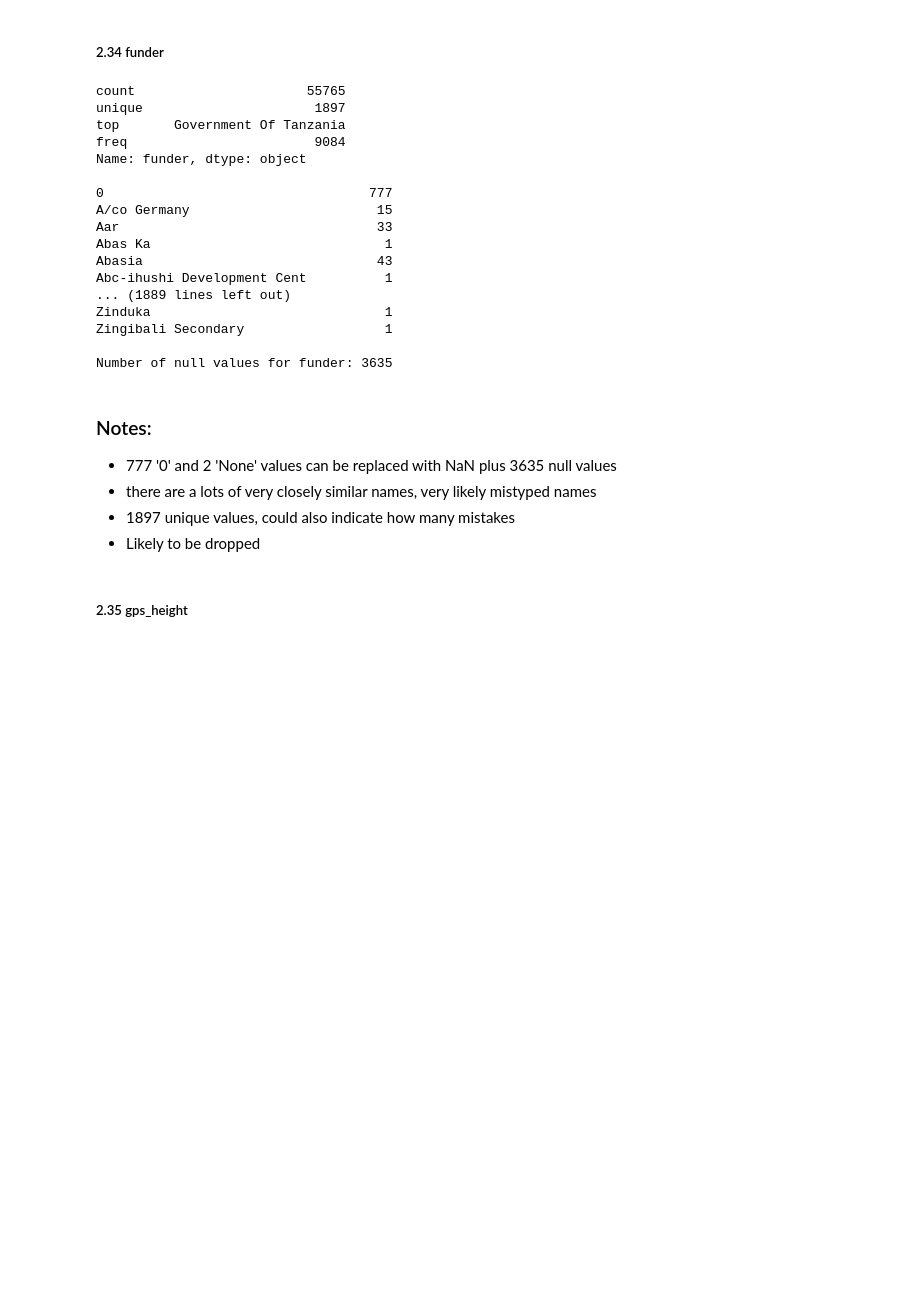
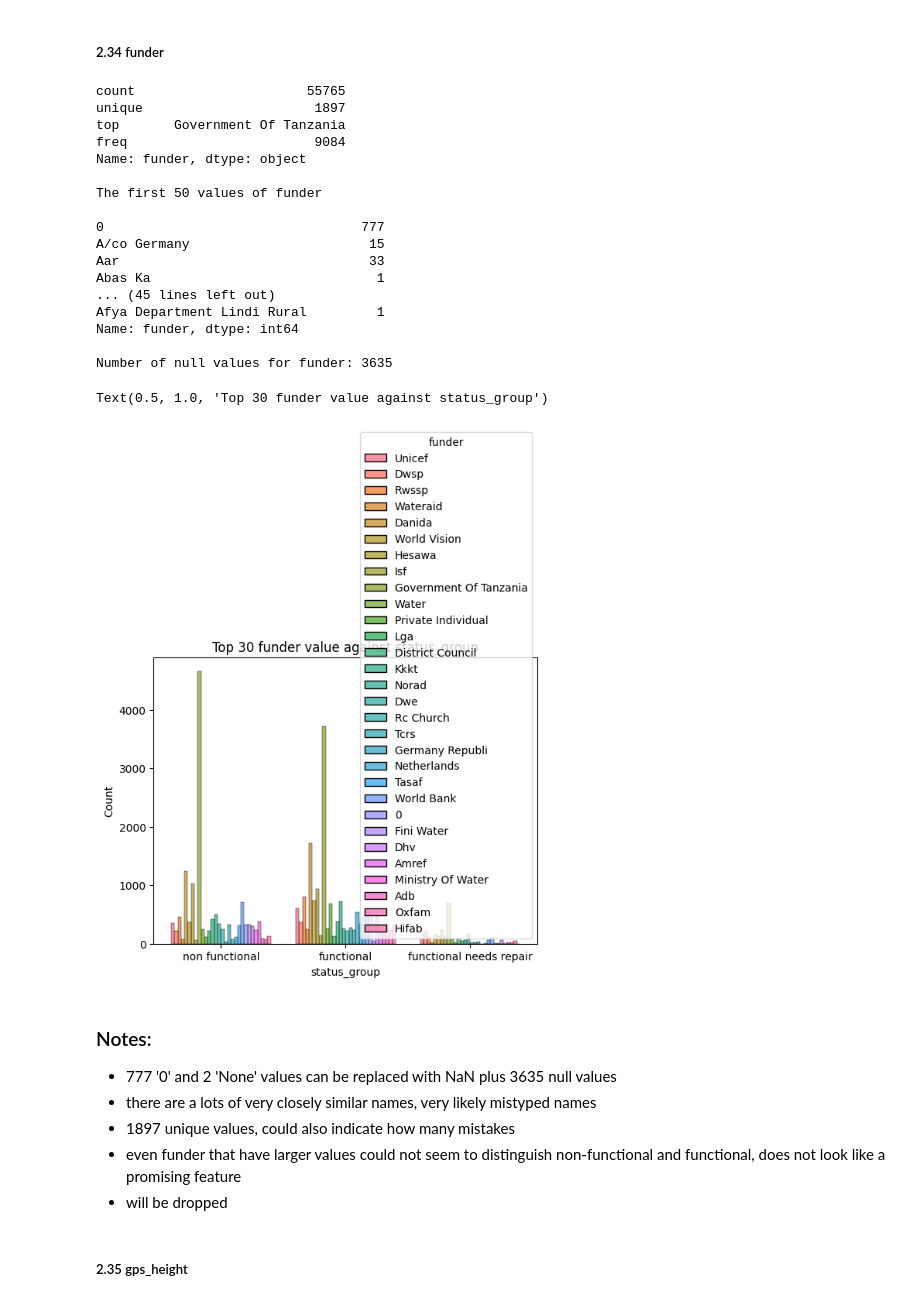
Before and after one commit to ShelbyChai/Pump-it-Up-Data-Mining-the-Water-Table, a Jupyter notebook: Pump it Up.ipynb, the cells around one changed output. Cells and saved outputs as stored; diff of their text form; code cells hidden in the pictures; blank space fills up the shorter version.

```diff
--- a/Pump it Up.ipynb
+++ b/Pump it Up.ipynb
@@ -205,32 +205,41 @@ Name: date_recorded, dtype: int64
 ##### 2.34 funder
 # %%
 print(training_df['funder'].describe(), "\n")
-print(training_df['funder'].value_counts().sort_index().to_string(), "\n")
+print("The first 50 values of funder \n")
+print(training_df['funder'].value_counts().sort_index().head(50), "\n")
 print("Number of null values for funder:", training_df['funder'].isnull().sum())
+
+top30 = training_df['funder'].value_counts()[:30].index.tolist()
+top30_funder = training_df.loc[training_df['funder'].isin(top30)]
+sns.histplot(data=top30_funder, x='status_group', hue='funder', multiple='dodge', shrink=0.8)
+plt.title("Top 30 funder value against status_group")
 # %% [output]
 count                      55765
 unique                      1897
 top       Government Of Tanzania
 freq                        9084
 Name: funder, dtype: object
 
-0                                  777
-A/co Germany                        15
-Aar                                 33
-Abas Ka                              1
-Abasia                              43
-Abc-ihushi Development Cent          1
-... (1889 lines left out)
-Zinduka                              1
-Zingibali Secondary                  1
+The first 50 values of funder
+
+0                                 777
+A/co Germany                       15
+Aar                                33
+Abas Ka                             1
+... (45 lines left out)
+Afya Department Lindi Rural         1
+Name: funder, dtype: int64
 
 Number of null values for funder: 3635
+Text(0.5, 1.0, 'Top 30 funder value against status_group')
+[figure, added]
 # %% [markdown]
 ### Notes:
 - 777 '0' and 2 'None' values can be replaced with NaN plus 3635 null values
 - there are a lots of very closely similar names, very likely mistyped names
 - 1897 unique values, could also indicate how many mistakes
-- Likely to be dropped
+- even funder that have larger values could not seem to distinguish non-functional and functional, does not look like a promising feature
+- will be dropped
 # %% [markdown]
 ##### 2.35 gps_height
 # %%
```
Also changed, not shown: parts of 36 cells of this notebook.
